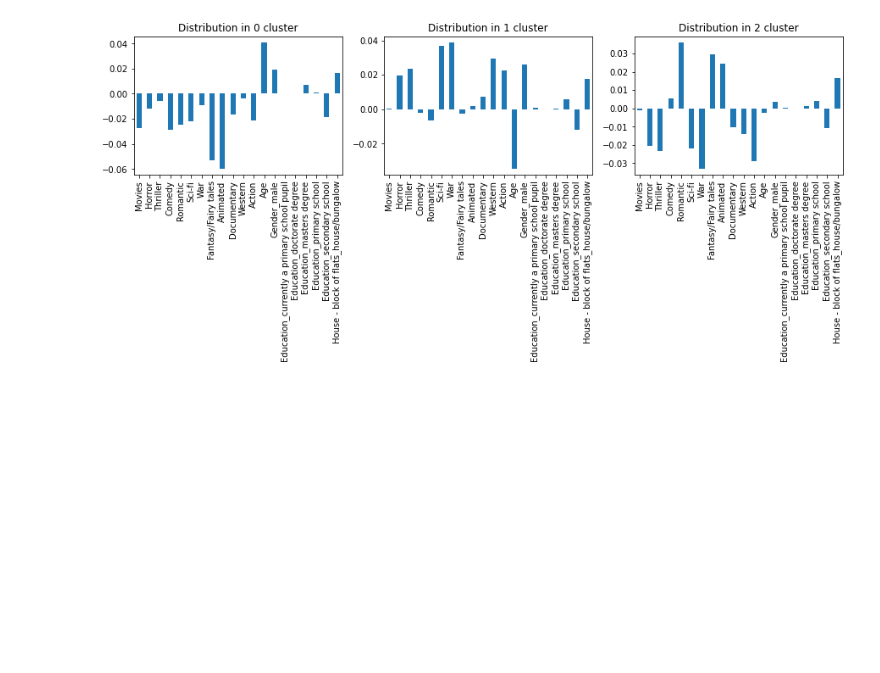
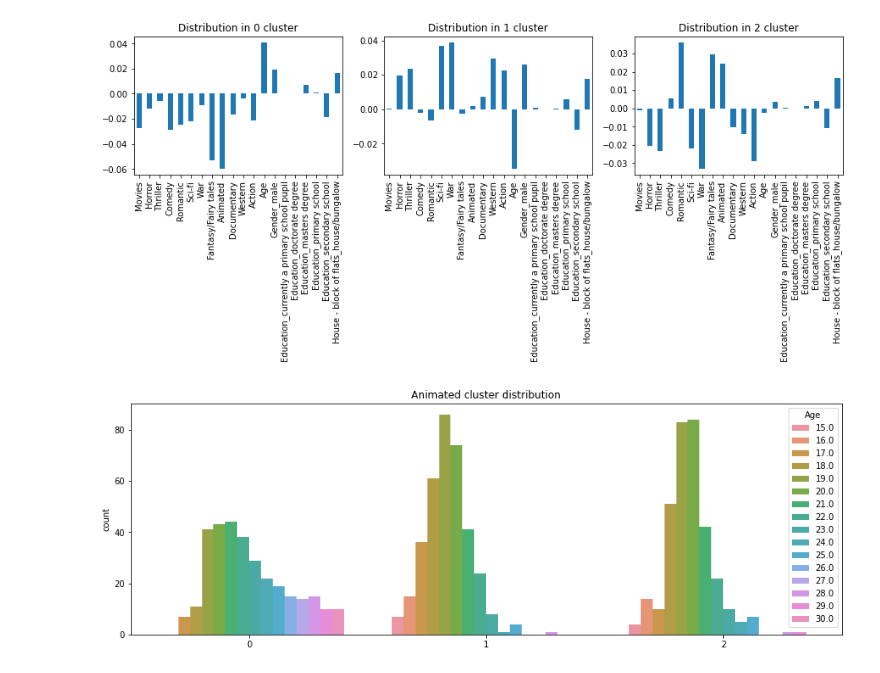
Before and after one commit to LastChanceKatze/ml_young_people_survey, a Jupyter notebook: movie_preferences_clustering.ipynb, the cells around one changed output. Drawn from its saved outputs; the diff is of its cells as text; code cells hidden in the pictures; blank space fills up the shorter version.

```diff
--- a/movie_preferences_clustering.ipynb
+++ b/movie_preferences_clustering.ipynb
@@ -399,6 +399,10 @@ def plot_cluster_distribution(df_cluster, num_clusters):
                                   title=f"Distribution in {i} cluster")
 
     plt.show()
+
+def plot_count_cluster(labels, data_column, col_name):
+    plt.subplots(figsize=(15, 5))
+    sns.countplot(x=labels, hue=data_column).set_title(f"{col_name} cluster distribution")
 # %% [markdown]
 #### *KMeans*
 Prethodnom analizom utvrđeno je da će KMeans biti korišćen sa **inicijalnim** podacima i **3** klastera.
@@ -432,3 +436,7 @@ km_centers = pd.DataFrame(km.cluster_centers_, columns=movie_cols) - pd.DataFram
 plot_cluster_distribution(km_centers, km_n_clusters)
 # %% [output]
 [figure]
+# %%
+plot_count_cluster(km.labels_, data_movie['Age'], col_name="Animated")
+# %% [output]
+[figure, added]
```
